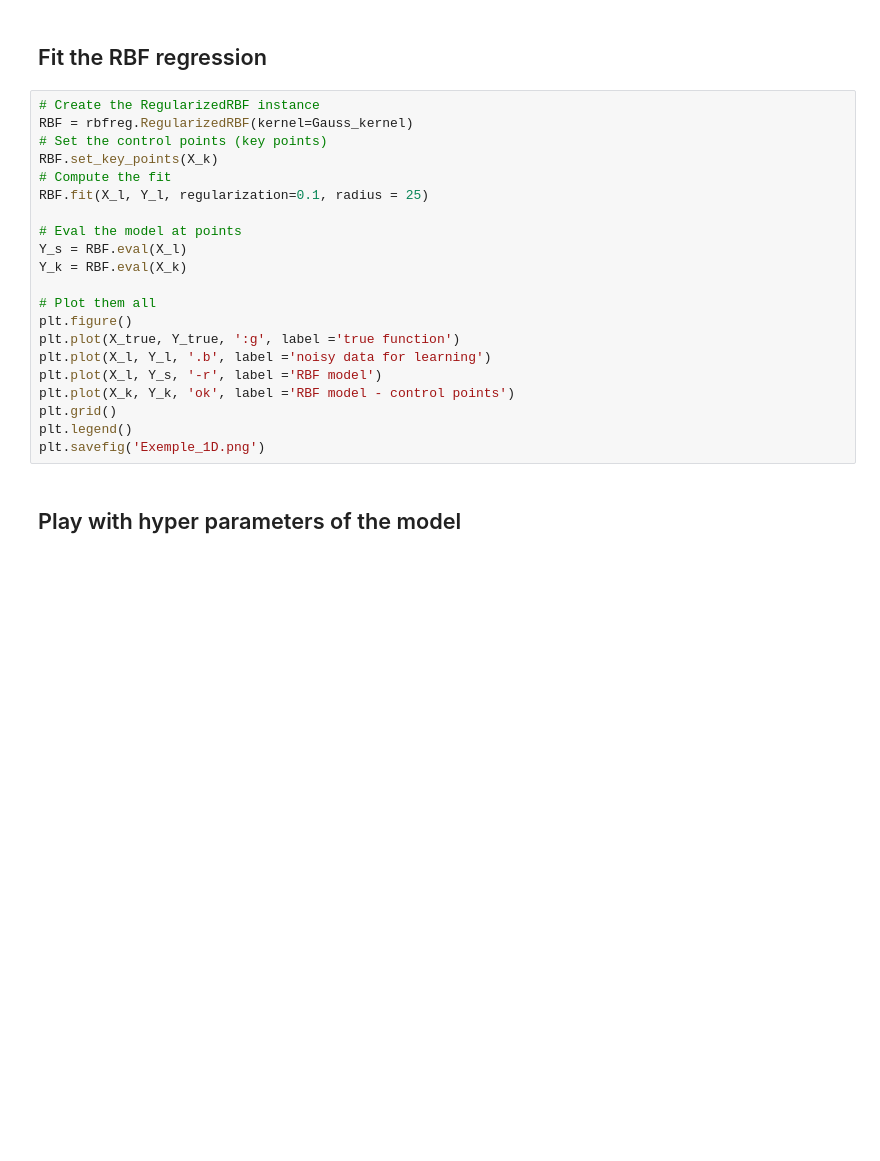
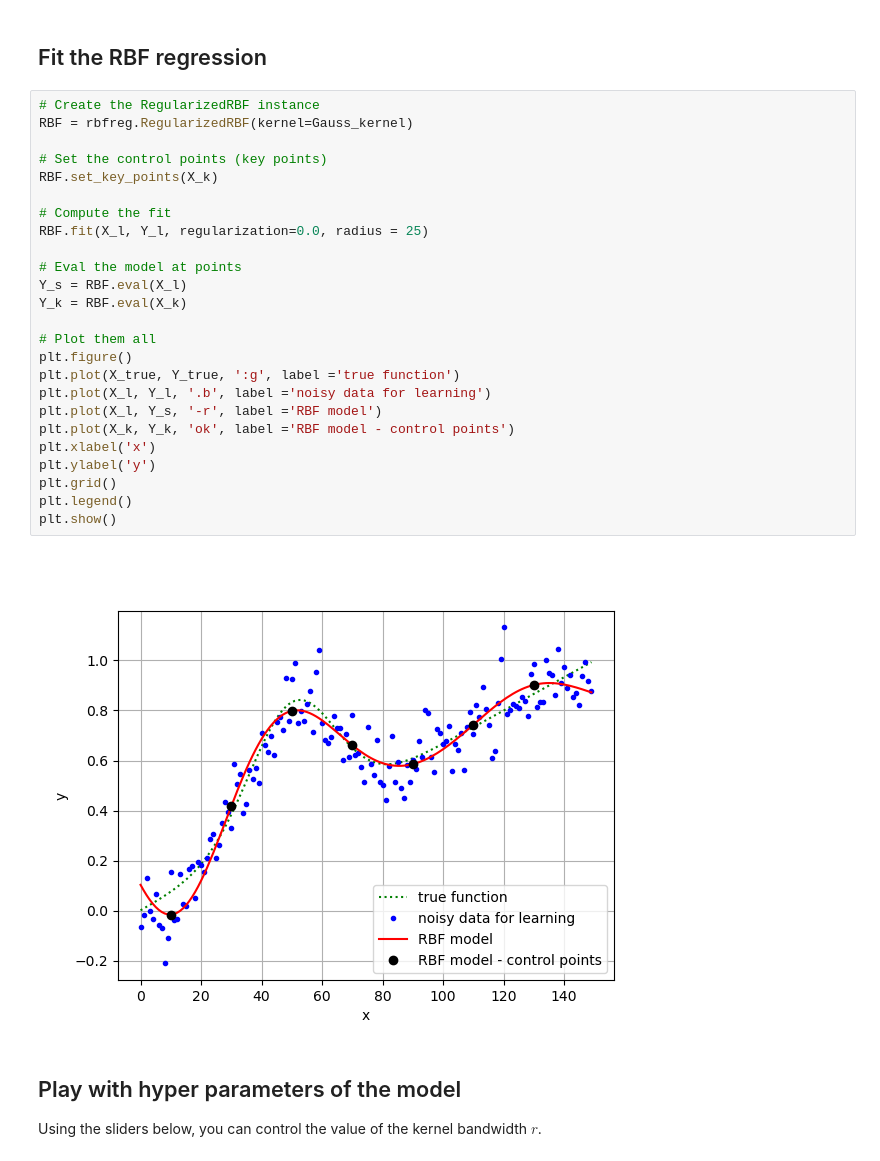
Before and after one commit to EmileRouxSMB/EmileRouxSMB.github.io, a Jupyter notebook: assets/jupyter/RBF-tuto1.ipynb, the cells around one changed output. Saved outputs shown, nothing was run; the diff lists cells and outputs as text; blank space fills up the shorter version.

```diff
--- a/assets/jupyter/RBF-tuto1.ipynb
+++ b/assets/jupyter/RBF-tuto1.ipynb
@@ -61,26 +77,33 @@ def Gauss_kernel(r, radius):
 # %%
 # Create the RegularizedRBF instance
 RBF = rbfreg.RegularizedRBF(kernel=Gauss_kernel)
+
 # Set the control points (key points)
 RBF.set_key_points(X_k)
+
 # Compute the fit
-RBF.fit(X_l, Y_l, regularization=0.1, radius = 25)
+RBF.fit(X_l, Y_l, regularization=0.0, radius = 25)
 
 # Eval the model at points
 Y_s = RBF.eval(X_l)
 Y_k = RBF.eval(X_k)
 
 # Plot them all
 plt.figure()
 plt.plot(X_true, Y_true, ':g', label ='true function')
 plt.plot(X_l, Y_l, '.b', label ='noisy data for learning')
 plt.plot(X_l, Y_s, '-r', label ='RBF model')
 plt.plot(X_k, Y_k, 'ok', label ='RBF model - control points')
+plt.xlabel('x')
+plt.ylabel('y')
 plt.grid()
 plt.legend()
-plt.savefig('Exemple_1D.png')
+plt.show()
+# %% [output]
+[figure, added]
 # %% [markdown]
 ## Play with hyper parameters of the model
+Using the sliders below, you can control the value of the kernel bandwidth $r$.
 # %%
 import ipywidgets as widgets
 from ipywidgets import HBox, VBox
```
Also changed, not shown: parts of 10 cells of this notebook.
